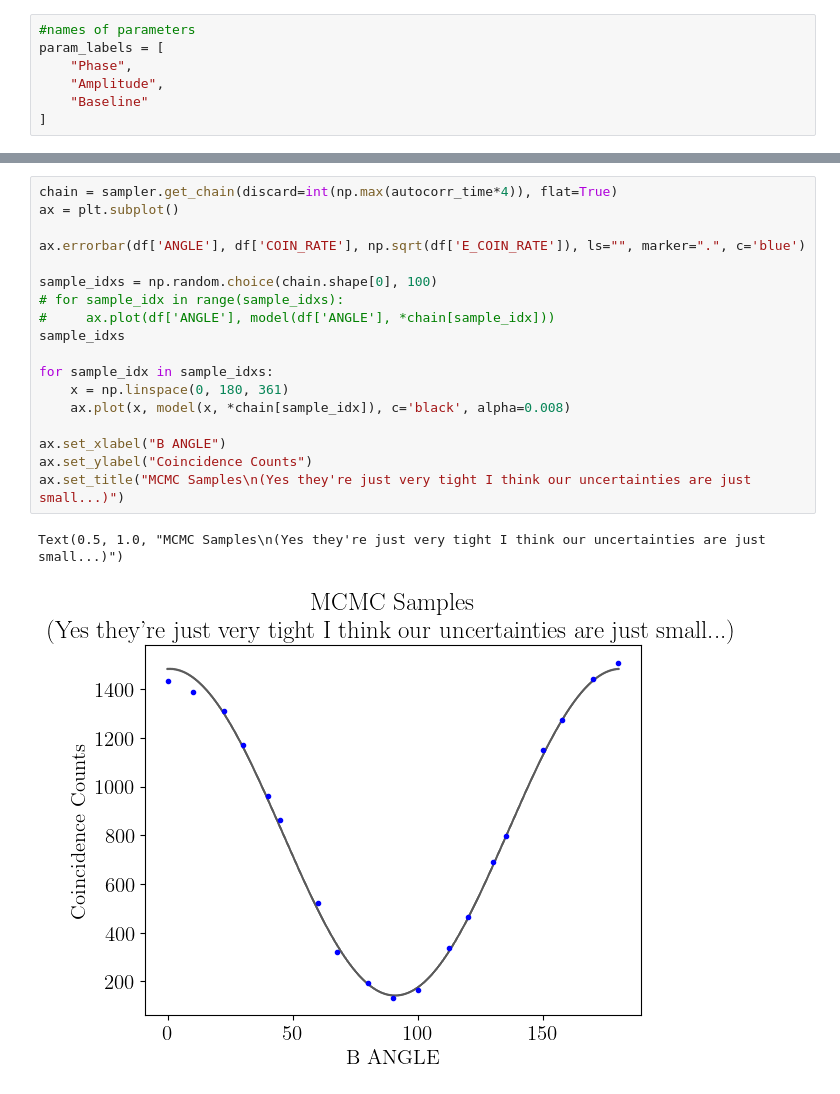
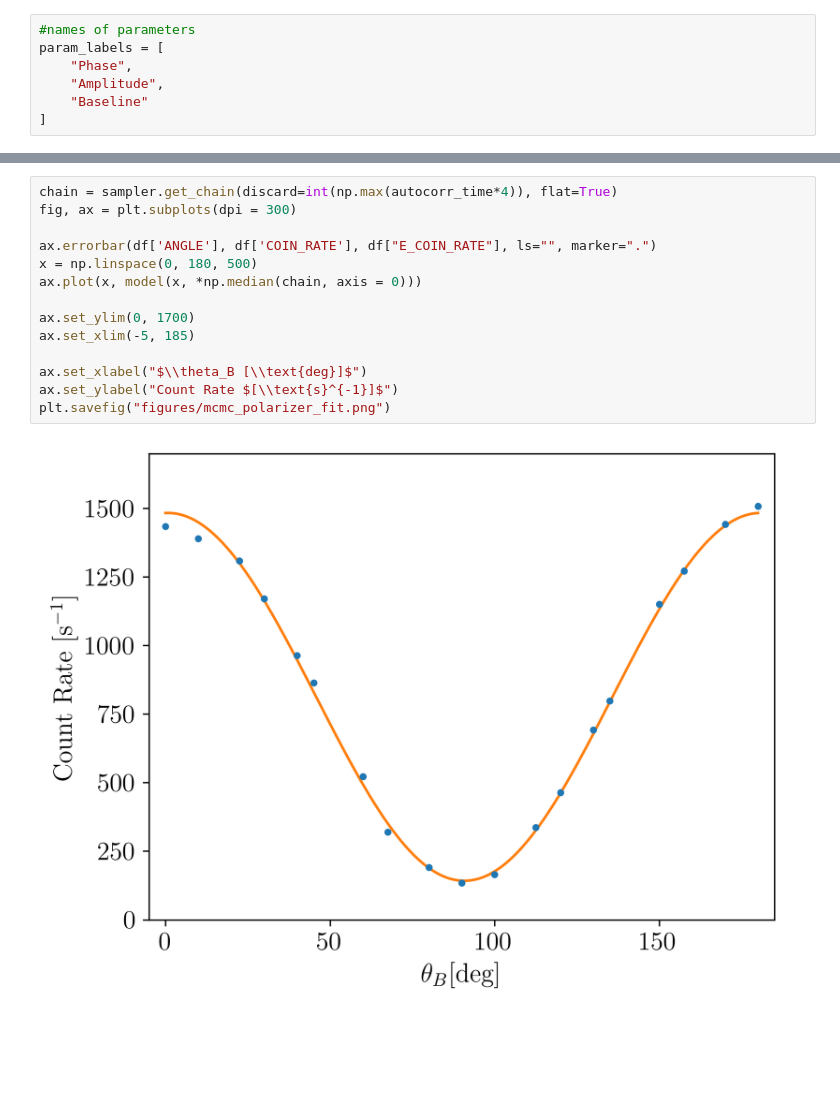
Before and after one commit to andres-luengo/alden-andres-max-most-dangerous-4450-trio, a Jupyter notebook: pol_cor_fit.ipynb, the cells around one changed output, grey strips where cells are left out. Saved outputs shown, nothing was run; the diff lists cells and outputs as text; blank space fills up the shorter version.

Commit message:
fixed up some code and figures, added uncertainty propagation for S

```diff
--- a/pol_cor_fit.ipynb
+++ b/pol_cor_fit.ipynb
@@ -171,24 +127,19 @@ for dim_n in range(chain.shape[2]):
 # %%
 chain = sampler.get_chain(discard=int(np.max(autocorr_time*4)), flat=True)
-ax = plt.subplot()
+fig, ax = plt.subplots(dpi = 300)
 
-ax.errorbar(df['ANGLE'], df['COIN_RATE'], np.sqrt(df['E_COIN_RATE']), ls="", marker=".", c='blue')
+ax.errorbar(df['ANGLE'], df['COIN_RATE'], df["E_COIN_RATE"], ls="", marker=".")
+x = np.linspace(0, 180, 500)
+ax.plot(x, model(x, *np.median(chain, axis = 0)))
 
-sample_idxs = np.random.choice(chain.shape[0], 100)
-# for sample_idx in range(sample_idxs):
-#     ax.plot(df['ANGLE'], model(df['ANGLE'], *chain[sample_idx]))
-sample_idxs
+ax.set_ylim(0, 1700)
+ax.set_xlim(-5, 185)
 
-for sample_idx in sample_idxs:
-    x = np.linspace(0, 180, 361)
-    ax.plot(x, model(x, *chain[sample_idx]), c='black', alpha=0.008)
-
-ax.set_xlabel("B ANGLE")
-ax.set_ylabel("Coincidence Counts")
-ax.set_title("MCMC Samples\n(Yes they're just very tight I think our uncertainties are just small...)")
+ax.set_xlabel("$\\theta_B [\\text{deg}]$")
+ax.set_ylabel("Count Rate $[\\text{s}^{-1}]$")
+plt.savefig("figures/mcmc_polarizer_fit.png")
 # %% [output]
-Text(0.5, 1.0, "MCMC Samples\n(Yes they're just very tight I think our uncertainties are just small...)")
-[figure, old version]
+[figure, new version]
 # %%
 #examine posterior distributions of parameters
 import corner
```
Also changed, not shown: parts of 18 cells of this notebook, 7 other files.
